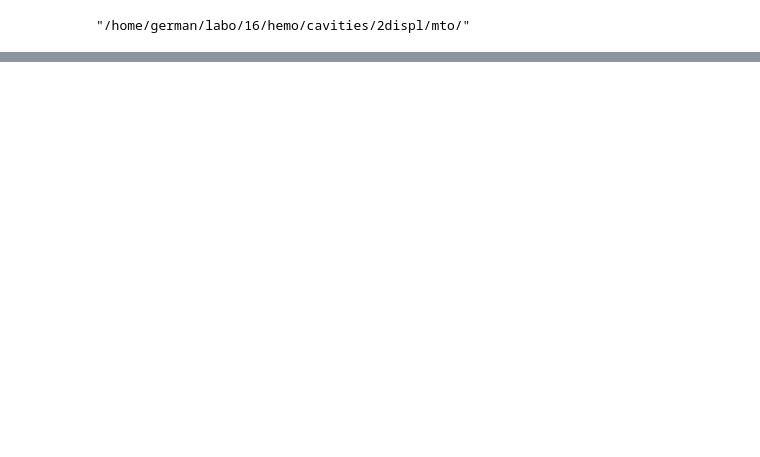
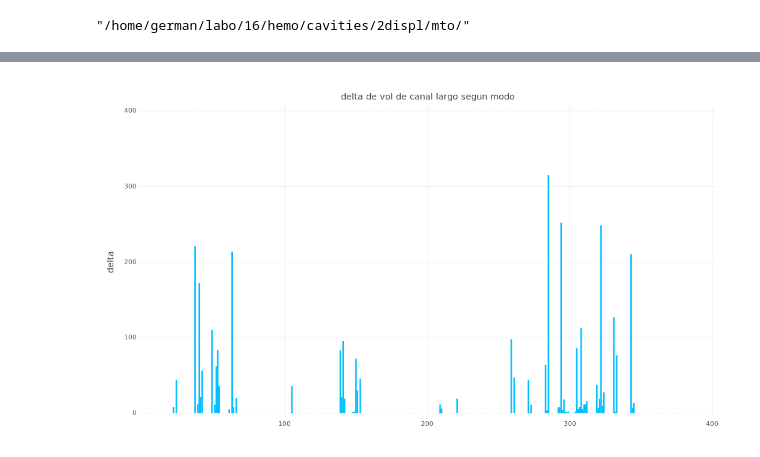
Before and after one commit to pgbarletta/hemo, a Jupyter notebook: src/gradient.ipynb, the cells around one changed output, grey strips where cells are left out. Cells and saved outputs as stored; diff of their text form; code cells hidden in the pictures; blank space fills up the shorter version.

```diff
--- a/src/gradient.ipynb
+++ b/src/gradient.ipynb
@@ -220,0 +361,10 @@ plot(y=(1./(evals_mto[1:50]/evals_mto[1])))
+# %%
+df_vec_pocket_3 = DataFrame(delta = vec_pocket_3)
+plot(df_vec_pocket_3,
+y="delta",
+Geom.bar(position=:dodge),
+Guide.Title("delta de vol de canal largo segun modo"),
+Coord.Cartesian(xmin=1, xmax=400))
+#Guide.xticks(ticks = collect(1:2:50), orientation=:horizontal))
+# %% [output]
+[figure, added]
```
Also changed, not shown: parts of 21 cells of this notebook, 15 other files.
